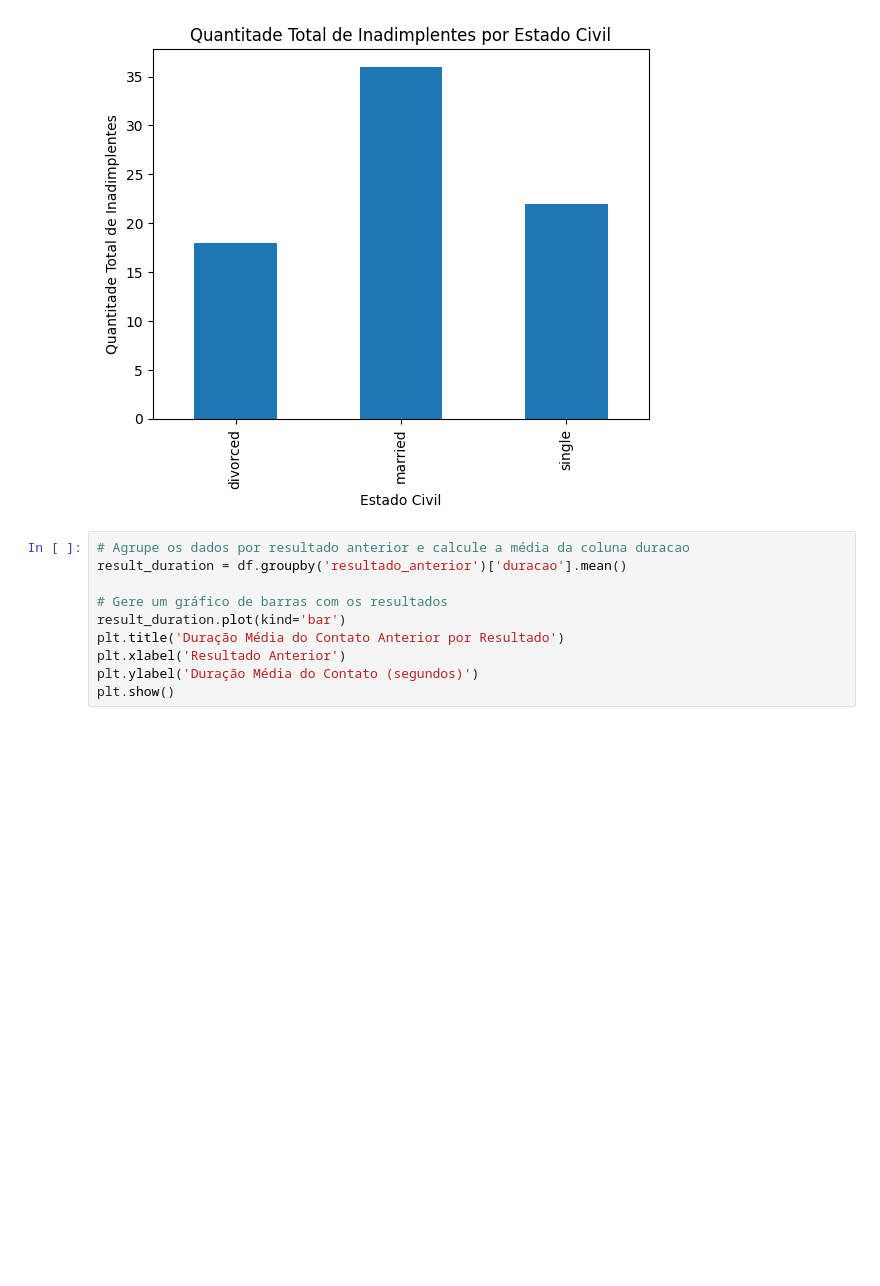
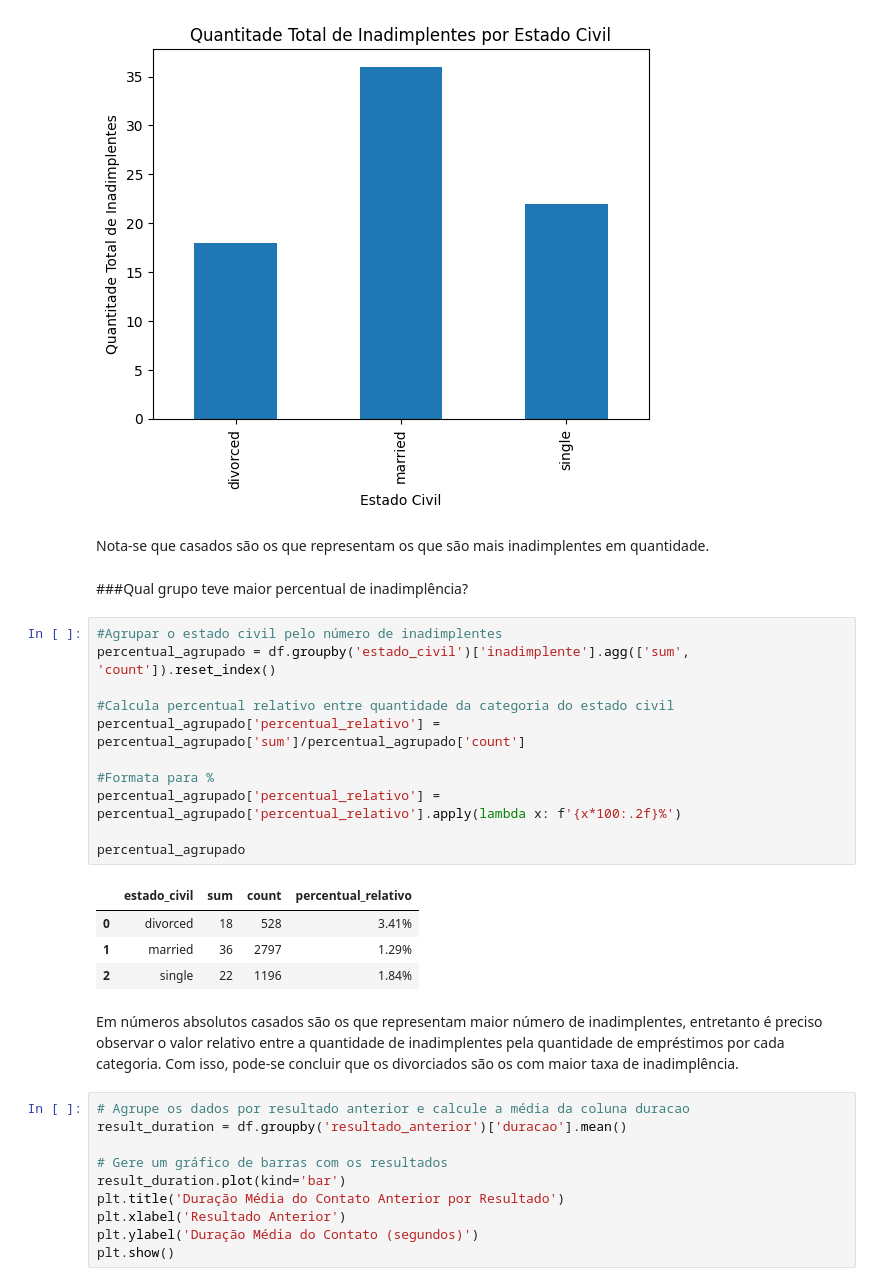
Before and after one commit to guilbd/Projeto_Tec_Prog_I_ADA_Santander_Coders2023, a Jupyter notebook: projeto.ipynb, the cells around one changed output. Drawn from its saved outputs; the diff is of its cells as text; blank space fills up the shorter version.

```diff
--- a/projeto.ipynb
+++ b/projeto.ipynb
@@ -428,6 +474,28 @@ plt.ylabel('Quantitade Total de Inadimplentes')
 # %% [output]
 Text(0, 0.5, 'Quantitade Total de Inadimplentes')
 [figure]
+# %% [markdown]
+Nota-se que casados são os que representam os que são mais inadimplentes em quantidade.
+# %% [markdown]
+###Qual grupo teve maior percentual de inadimplência?
+# %%
+#Agrupar o estado civil pelo número de inadimplentes
+percentual_agrupado = df.groupby('estado_civil')['inadimplente'].agg(['sum', 'count']).reset_index()
+
+#Calcula percentual relativo entre quantidade da categoria do estado civil
+percentual_agrupado['percentual_relativo'] = percentual_agrupado['sum']/percentual_agrupado['count']
+
+#Formata para %
+percentual_agrupado['percentual_relativo'] = percentual_agrupado['percentual_relativo'].apply(lambda x: f'{x*100:.2f}%')
+
+percentual_agrupado
+# %% [output]
+|  | estado_civil | sum | count | percentual_relativo |
+| 0 | divorced | 18 | 528 | 3.41% |
+| 1 | married | 36 | 2797 | 1.29% |
+| 2 | single | 22 | 1196 | 1.84% |
+# %% [markdown]
+Em números absolutos casados são os que representam maior número de inadimplentes, entretanto é preciso observar o valor relativo entre a quantidade de inadimplentes pela quantidade de empréstimos por cada categoria. Com isso, pode-se concluir que os divorciados são os com maior taxa de inadimplência.
 # %%
 # Agrupe os dados por resultado anterior e calcule a média da coluna duracao
 result_duration = df.groupby('resultado_anterior')['duracao'].mean()
```
Also changed, not shown: parts of 42 cells of this notebook.
